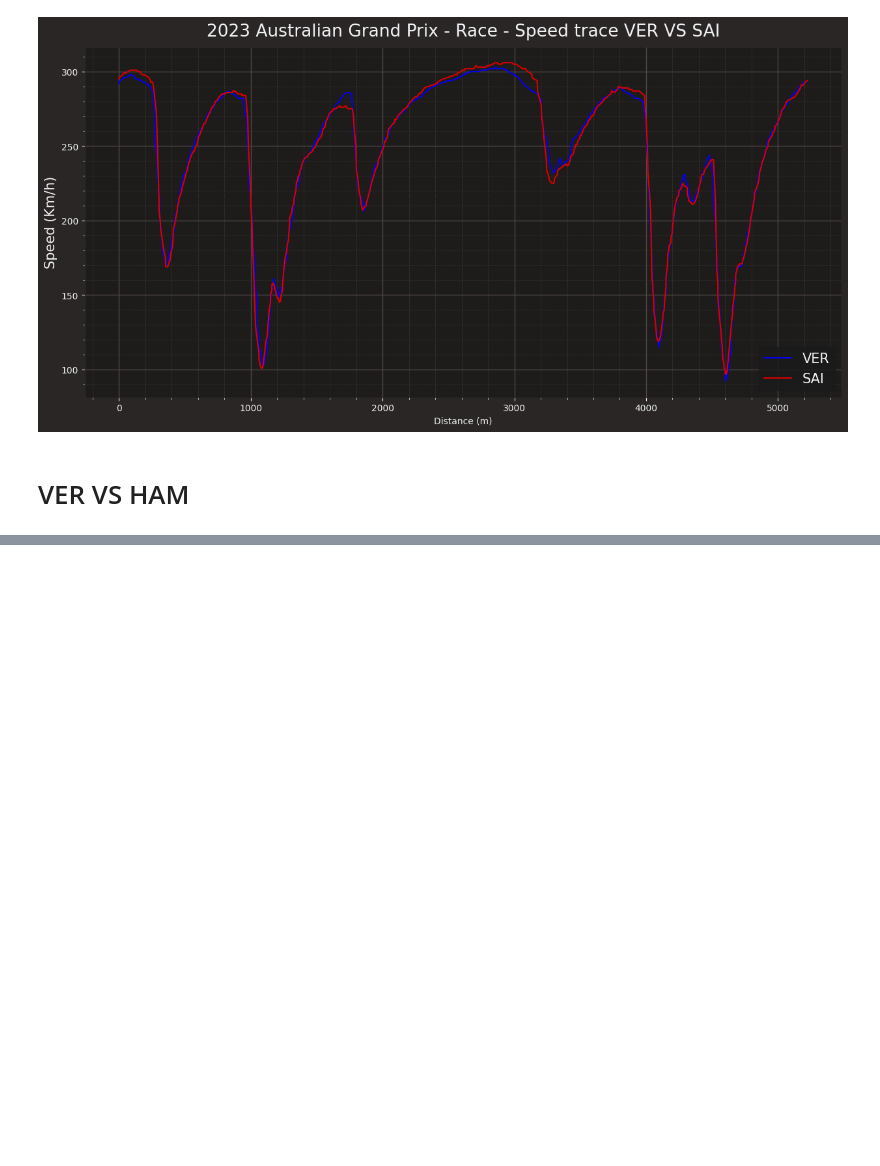
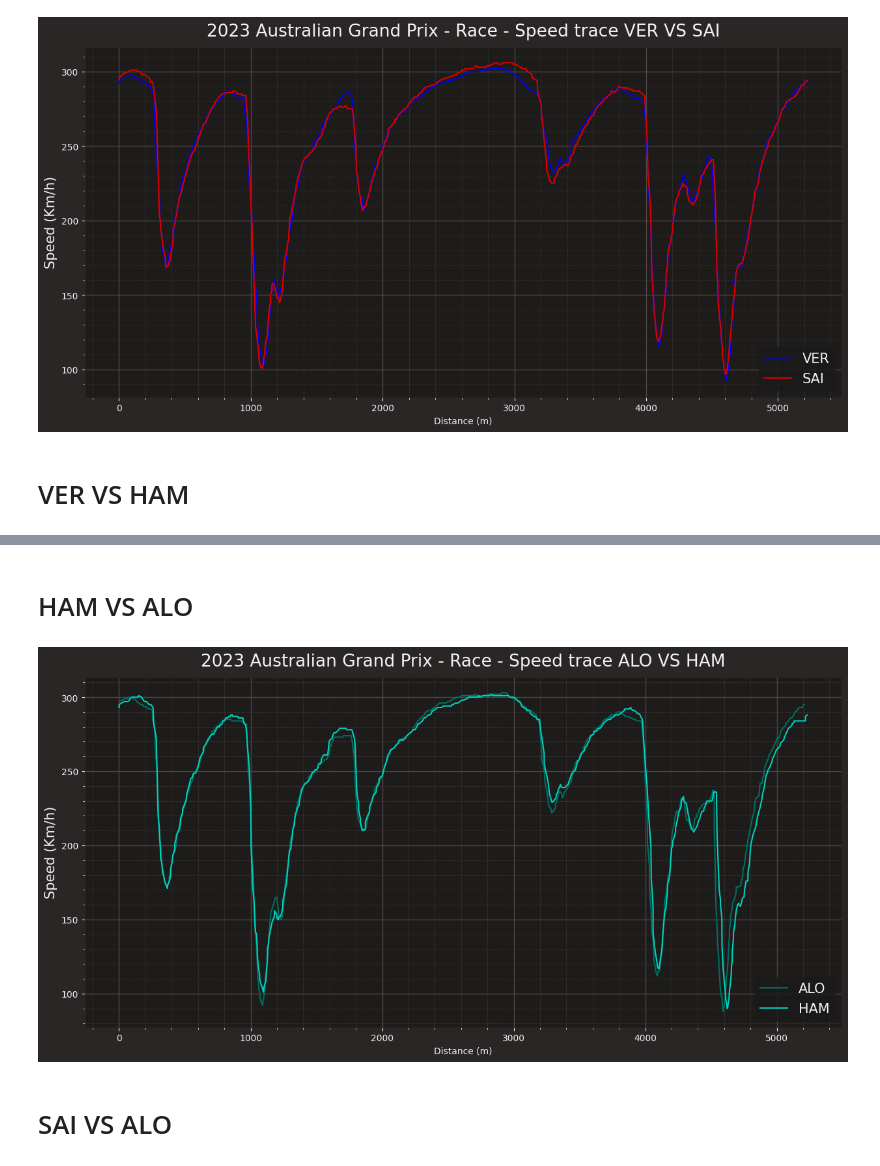
Before and after one commit to Rick8998/Australia2023F1, a Jupyter notebook: SessionAnalysis/raceTelemetry.ipynb, the cells around one changed output, grey strips where cells are left out. Saved outputs shown, nothing was run; the diff lists cells and outputs as text; code cells hidden in the pictures; blank space fills up the shorter version.

```diff
--- a/SessionAnalysis/raceTelemetry.ipynb
+++ b/SessionAnalysis/raceTelemetry.ipynb
@@ -105,0 +100,47 @@ ax.yaxis.label.set_size(15)
+# %% [markdown]
+# HAM VS ALO
+# %%
+ff1.Cache.enable_cache('2023Australia')
+race = ff1.get_session(2023, 'Astralia', 'R')
+race_laps = race.load_laps(with_telemetry=True)
+race.load()
+# %%
+driver_1, driver_2 = 'ALO', 'HAM'
+laps_driver_1 = race.laps.pick_driver(driver_1)
+laps_driver_2 = race.laps.pick_driver(driver_2)
+
+fastest_driver_1 = laps_driver_1.pick_fastest()
+fastest_driver_2 = laps_driver_2.pick_fastest()
+
+telemetry_driver_1 = fastest_driver_1.get_telemetry().add_distance()
+telemetry_driver_2 = fastest_driver_2.get_telemetry().add_distance()
+
+team_driver_1 = fastest_driver_1['Team']
+team_driver_2 = fastest_driver_2['Team']
+
+delta_time12, ref_tel12, compare_tel12 = utils.delta_time(fastest_driver_1, fastest_driver_2)
+
+plot_size = [15, 7]
+plot_title = f"{race.event.year} {race.event.EventName} - {race.name} - Speed trace {driver_1} VS {driver_2}"
+plot_ratios = [1]
+
+# Make plot a bit bigger
+plt.rcParams['figure.figsize'] = plot_size
+ff1.plotting.setup_mpl()
+# Create subplots with different sizes
+fig, ax = plt.subplots(1, gridspec_kw={'height_ratios': plot_ratios})
+
+# Set the plot title
+ax.title.set_text(plot_title)
+
+# Speed trace
+ax.plot(telemetry_driver_1['Distance'], telemetry_driver_1['Speed'], label=driver_1, color=ff1.plotting.team_color(team_driver_1))
+ax.plot(telemetry_driver_2['Distance'], telemetry_driver_2['Speed'], label=driver_2, color=ff1.plotting.team_color(team_driver_2))
+ax.set_ylabel("Speed (Km/h)")
+ax.legend(loc="lower right", prop={'size': 15})
+ax.set_xlabel("Distance (m)")
+ax.yaxis.label.set_size(15)
+# %% [output]
+[figure, added]
+# %% [markdown]
+# SAI VS ALO
```
Also changed, not shown: parts of 4 cells of this notebook.
